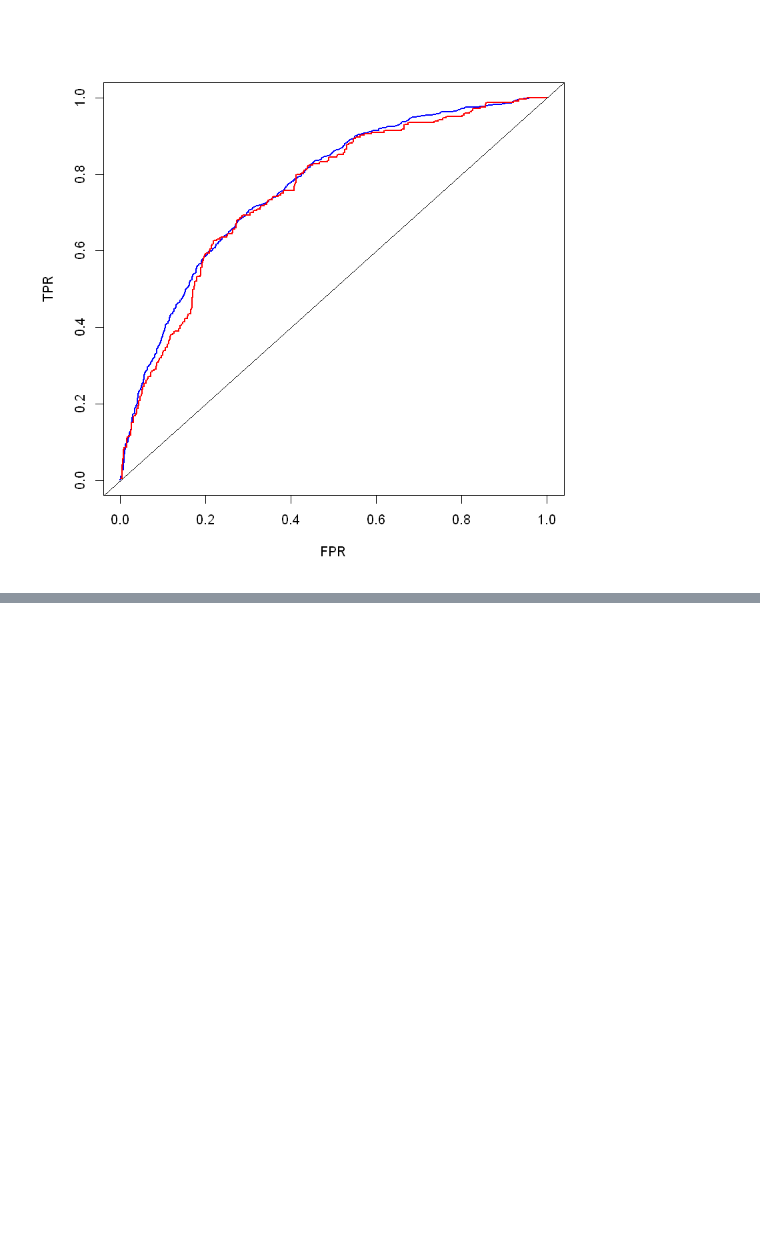
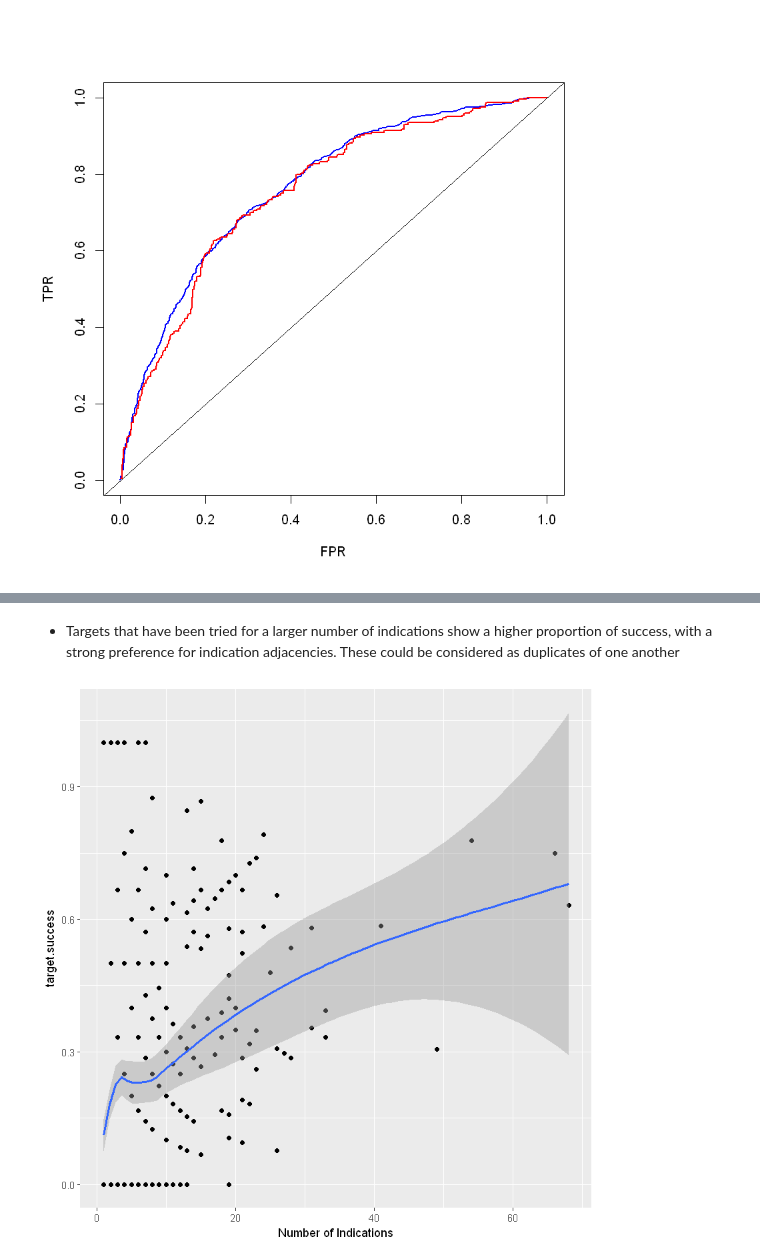
Before and after one commit to opentargets-archive/biodatawest_hackathon, a Jupyter notebook: R/OpenTargetsDatathonRNotebook.ipynb, the cells around one changed output, grey strips where cells are left out. Saved outputs shown, nothing was run; the diff lists cells and outputs as text; code cells hidden in the pictures; blank space fills up the shorter version.

```diff
--- a/R/OpenTargetsDatathonRNotebook.ipynb
+++ b/R/OpenTargetsDatathonRNotebook.ipynb
@@ -694,0 +761,13 @@ abline(0, 1)
+# %% [markdown]
+* Targets that have been tried for a larger number of indications show a higher proportion of success, with a strong preference for indication adjacencies.  These could be considered as duplicates of one another
+# %%
+success.fxn = function(x) { sum(x %in% "Success")/length(x) }
+target.success = all.data %>%
+    group_by(entrez_id) %>%
+    summarise(ind.count = n_distinct(MeSH_ID),
+              target.success = success.fxn(clinical.outcome))
+g <- ggplot(target.success, aes(ind.count, target.success)) + geom_point() +
+    geom_smooth(method = "loess") + xlab("Number of Indications")
+print(g)
+# %% [output]
+[figure, added]
```
Also changed, not shown: parts of 26 cells of this notebook, 2 other files.
